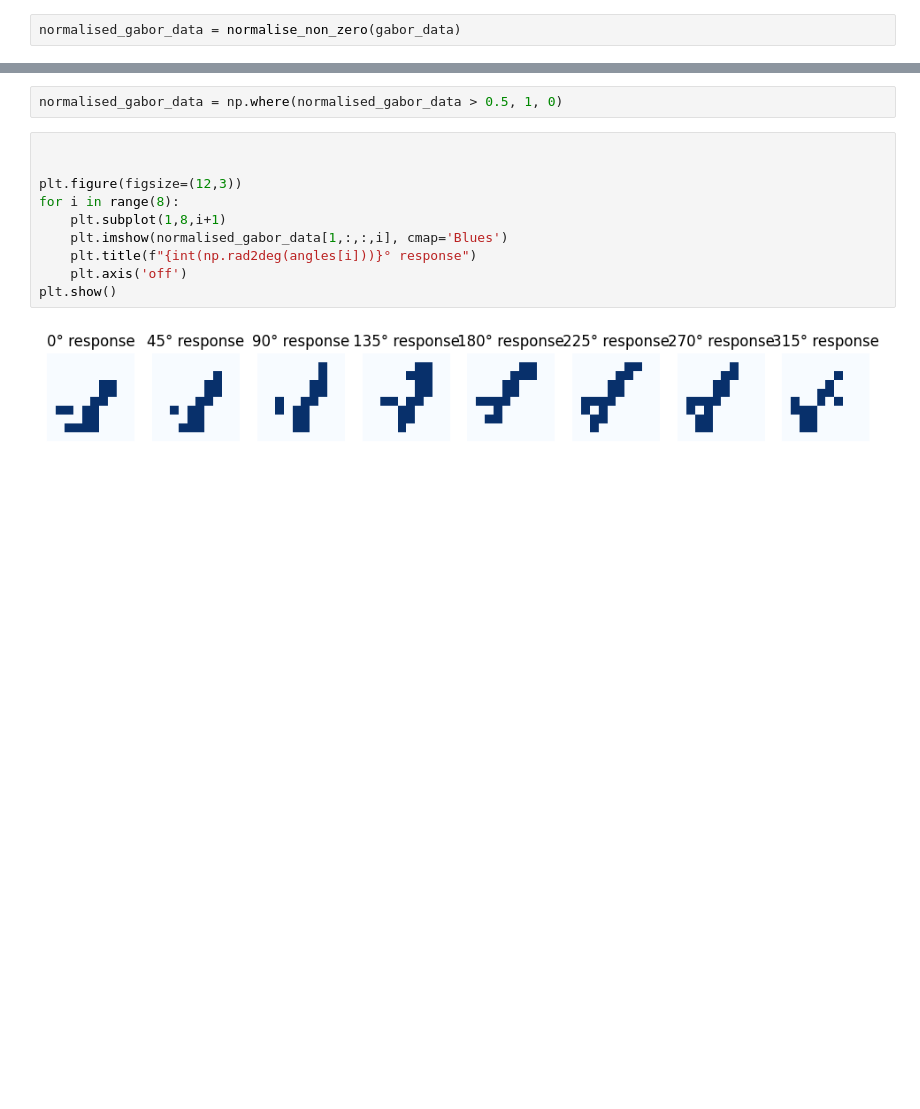
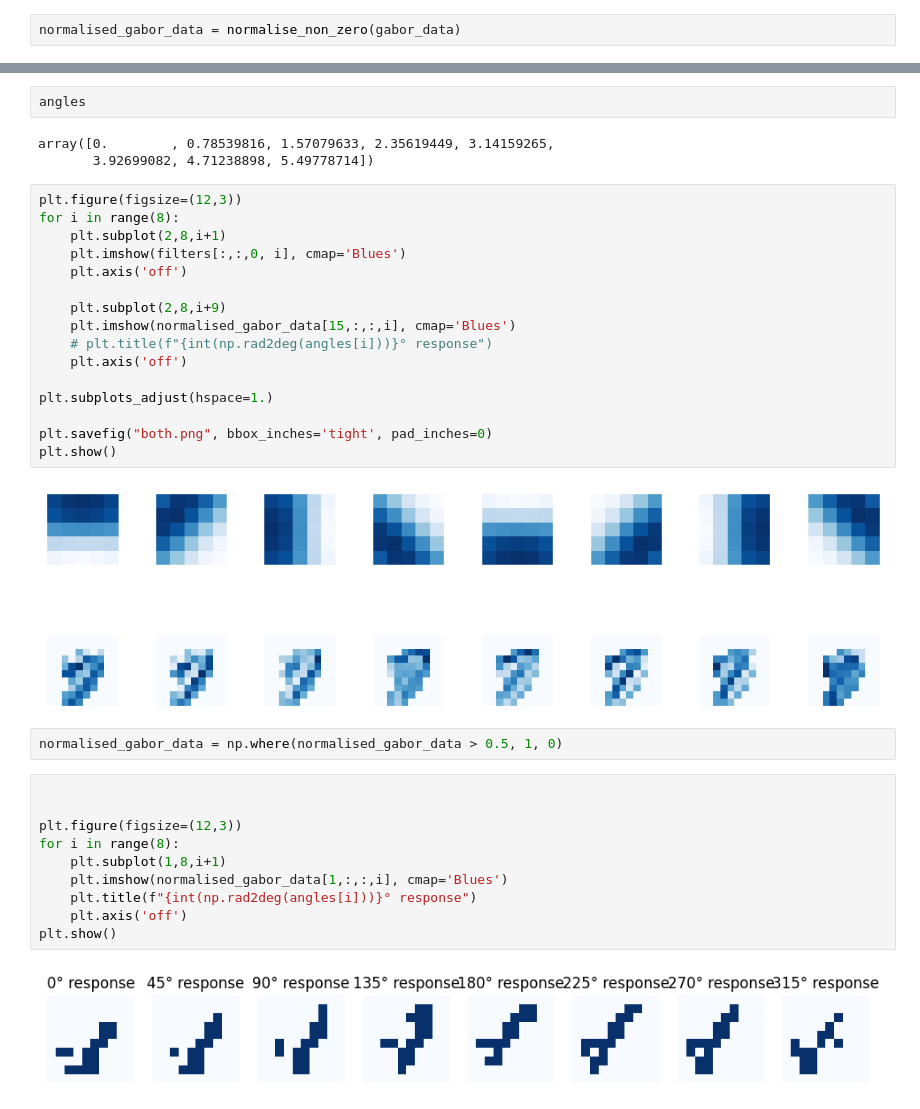
Before and after one commit to hhsherlock/Spiking_NN, a Jupyter notebook: datasets/gabor_binary/gabor_binay.ipynb, the cells around one changed output, grey strips where cells are left out. Drawn from its saved outputs; the diff is of its cells as text; blank space fills up the shorter version.

```diff
--- a/datasets/gabor_binary/gabor_binay.ipynb
+++ b/datasets/gabor_binary/gabor_binay.ipynb
@@ -133,3 +156,26 @@ normalised_gabor_data.shape
+# %%
+angles
+# %% [output]
+array([0.        , 0.78539816, 1.57079633, 2.35619449, 3.14159265,
+       3.92699082, 4.71238898, 5.49778714])
+# %%
+plt.figure(figsize=(12,3))
+for i in range(8):
+    plt.subplot(2,8,i+1)
+    plt.imshow(filters[:,:,0, i], cmap='Blues')
+    plt.axis('off')
+
+    plt.subplot(2,8,i+9)
+    plt.imshow(normalised_gabor_data[15,:,:,i], cmap='Blues')
+    # plt.title(f"{int(np.rad2deg(angles[i]))}° response")
+    plt.axis('off')
+
+plt.subplots_adjust(hspace=1.)
+
+plt.savefig("both.png", bbox_inches='tight', pad_inches=0)
+plt.show()
+# %% [output]
+[figure, added]
 # %%
 normalised_gabor_data = np.where(normalised_gabor_data > 0.5, 1, 0)
 # %%
```
Also changed, not shown: parts of 11 cells of this notebook, 18 other files.
